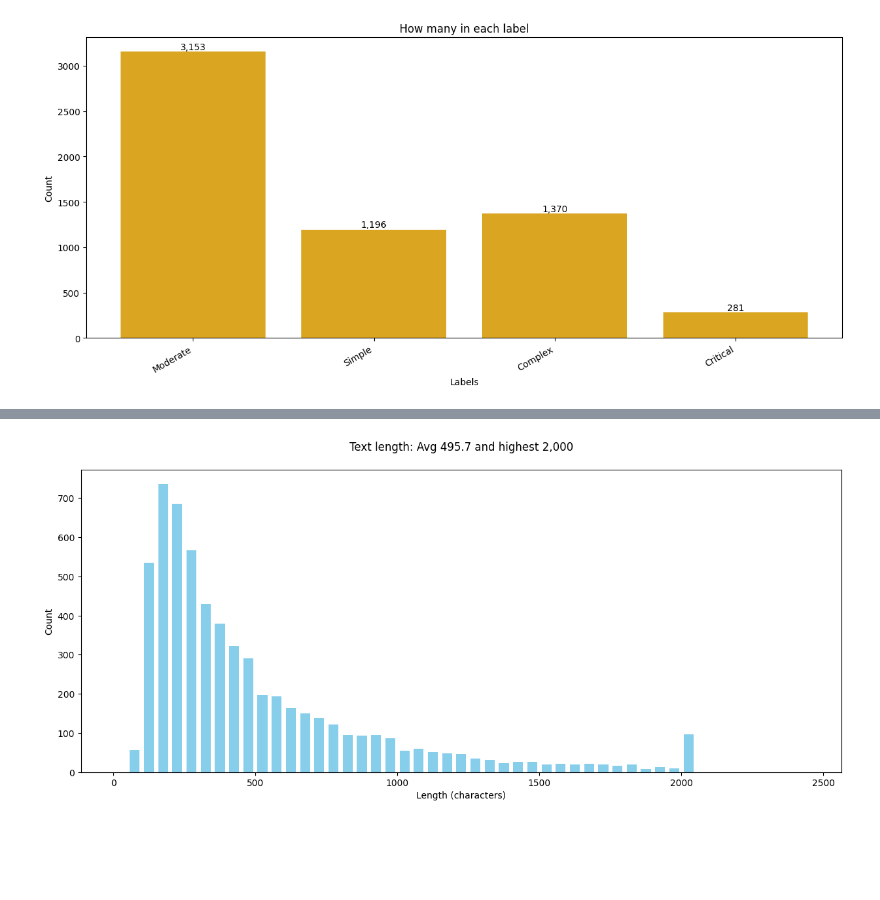
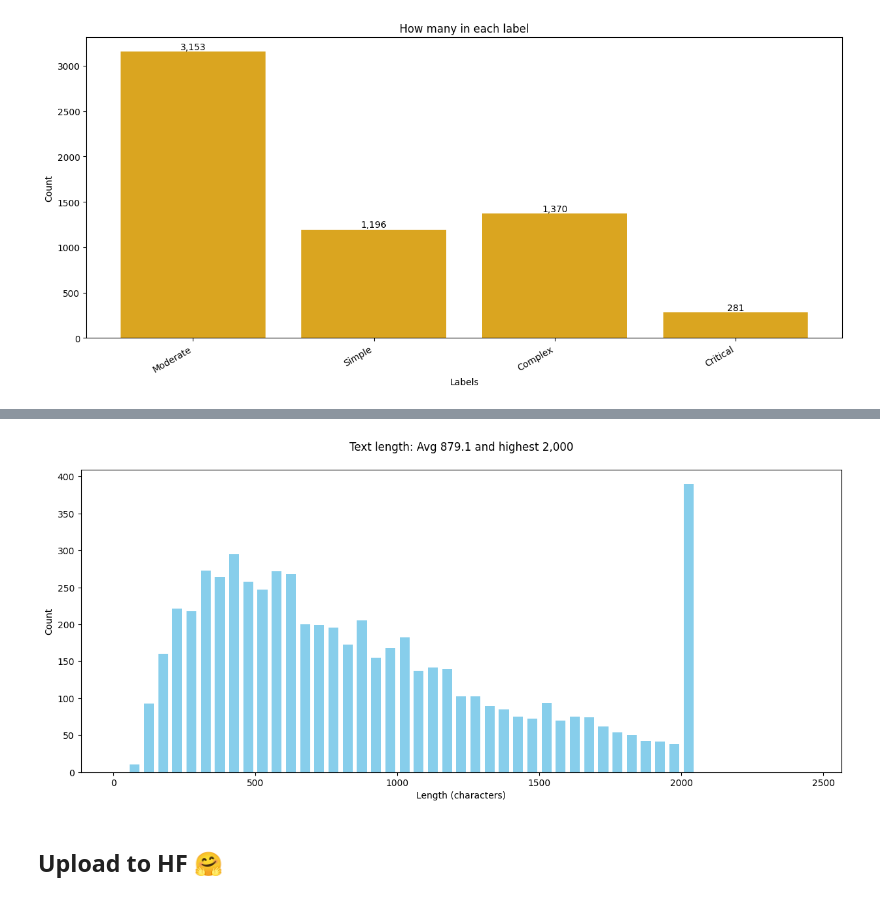
Before and after one commit to Aslam-Naseer/js-complexity-model, a Jupyter notebook: notebooks/02_dataset_process.ipynb, the cells around one changed output, grey strips where cells are left out. Drawn from its saved outputs; the diff is of its cells as text; code cells hidden in the pictures; blank space fills up the shorter version.

Commit message:
Process the dataset and upload

```diff
--- a/notebooks/02_dataset_process.ipynb
+++ b/notebooks/02_dataset_process.ipynb
@@ -77,7 +72,7 @@ TEST_SIZE = 500
 # %%
 np.random.seed(42)
 
-SIZE = TRAIN_SIZE + VAL_SIZE + TEST_SIZE
+SIZE = 6000
 
 complexities = np.array([fn["complexity"] for fn in dataset], dtype=float)
 p = (complexities - complexities.min()) / (complexities.max() - complexities.min() + 1e-9)
@@ -142,13 +169,12 @@ Final Sizes - Train: 5000, Test: 500, Val: 500
 # %%
-# # Plot the distribution of lengths
-# full_set = concatenate_datasets([train_ds, test_ds, val_ds])
-# lengths = full_set["length"]
+# Plot the distribution of lengths
+lengths = [len(fn["code"]) for fn in processed_dataset]
 
-# plt.figure(figsize=(15, 6))
-# plt.title(f"Text length: Avg {sum(lengths)/len(lengths):,.1f} and highest {max(lengths):,}\n")
-# plt.xlabel('Length (characters)')
-# plt.ylabel('Count')
-# plt.hist(lengths, rwidth=0.7, color="skyblue", bins=range(0, 2500, 50))
-# plt.show()
+plt.figure(figsize=(15, 6))
+plt.title(f"Text length: Avg {sum(lengths)/len(lengths):,.1f} and highest {max(lengths):,}\n")
+plt.xlabel('Length (characters)')
+plt.ylabel('Count')
+plt.hist(lengths, rwidth=0.7, color="skyblue", bins=range(0, 2500, 50))
+plt.show()
 # %% [output]
-[figure, old version]
+[figure, new version]
@@ -167,0 +181,2 @@ Final Sizes - Train: 5000, Test: 500, Val: 500
+# %% [markdown]
+## Upload to HF 🤗
```
Also changed, not shown: parts of 10 cells of this notebook, 3 other files.
